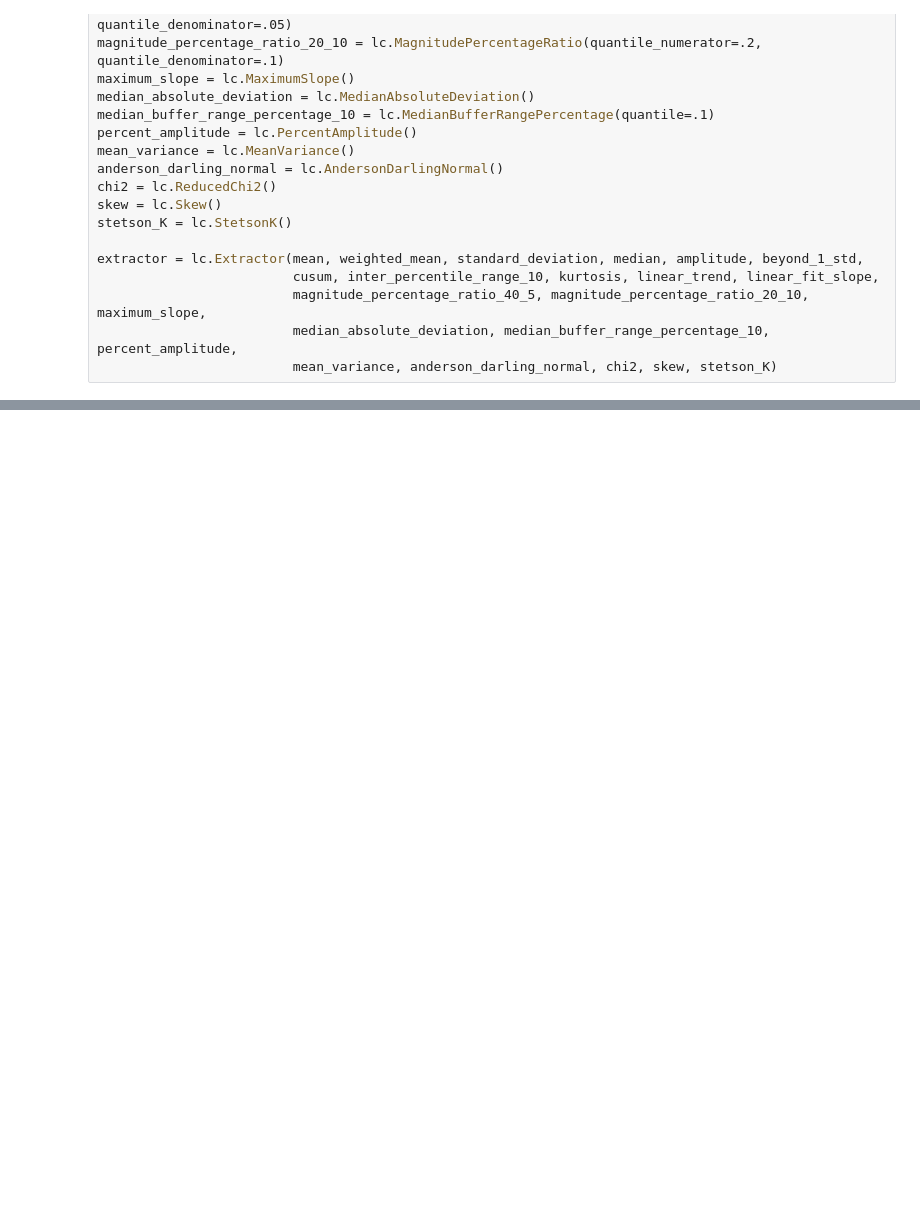
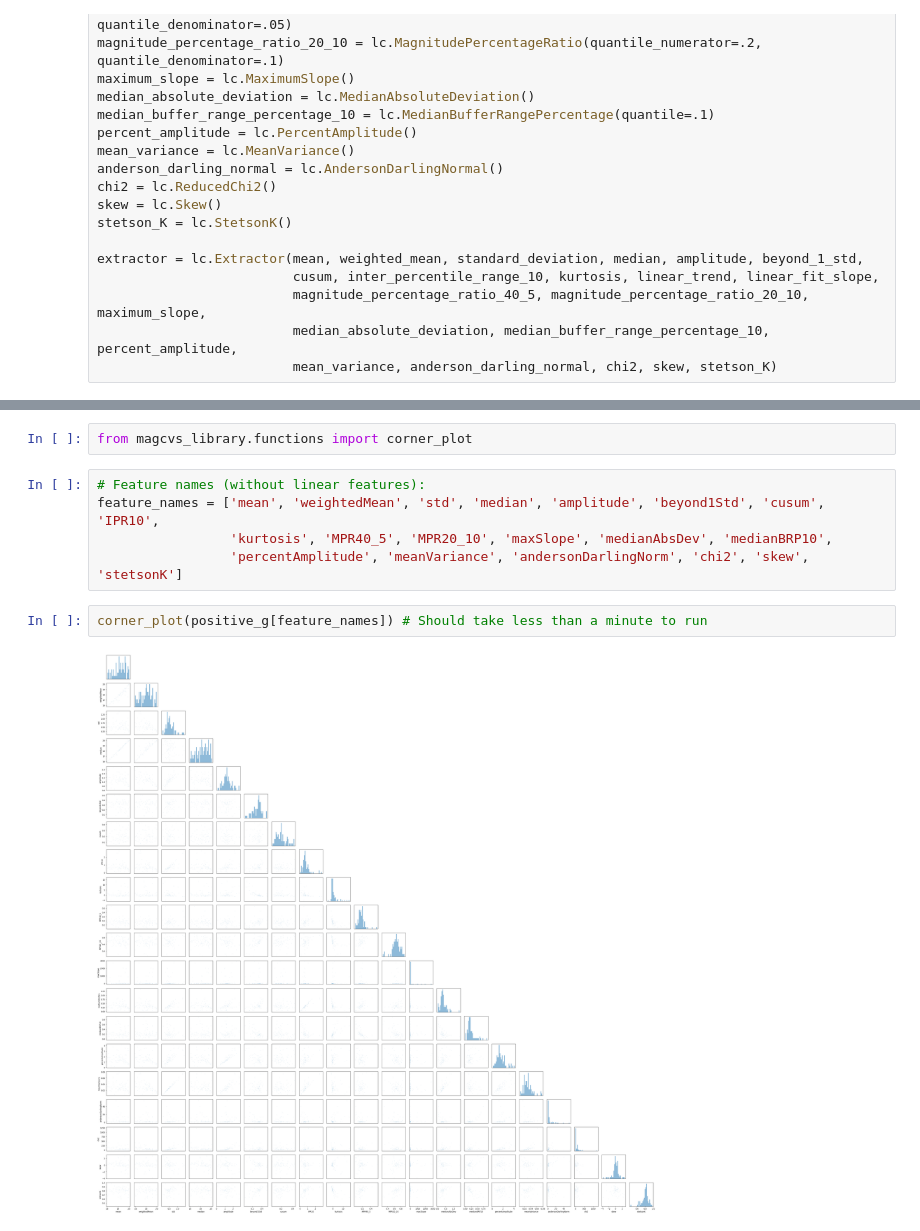
Before and after one commit to emilleishida/magnetic_cvs, a Jupyter notebook: notebooks/features_from_light_curves.ipynb, the cells around one changed output, grey strips where cells are left out. Cells and saved outputs as stored; diff of their text form; blank space fills up the shorter version.

```diff
--- a/notebooks/features_from_light_curves.ipynb
+++ b/notebooks/features_from_light_curves.ipynb
@@ -123,0 +127,11 @@ positive_r
+# %%
+from magcvs_library.functions import corner_plot
+# %%
+# Feature names (without linear features):
+feature_names = ['mean', 'weightedMean', 'std', 'median', 'amplitude', 'beyond1Std', 'cusum', 'IPR10',
+                 'kurtosis', 'MPR40_5', 'MPR20_10', 'maxSlope', 'medianAbsDev', 'medianBRP10',
+                 'percentAmplitude', 'meanVariance', 'andersonDarlingNorm', 'chi2', 'skew', 'stetsonK']
+# %%
+corner_plot(positive_g[feature_names]) # Should take less than a minute to run
+# %% [output]
+[figure, added]
```
Also changed, not shown: parts of 13 cells of this notebook.
